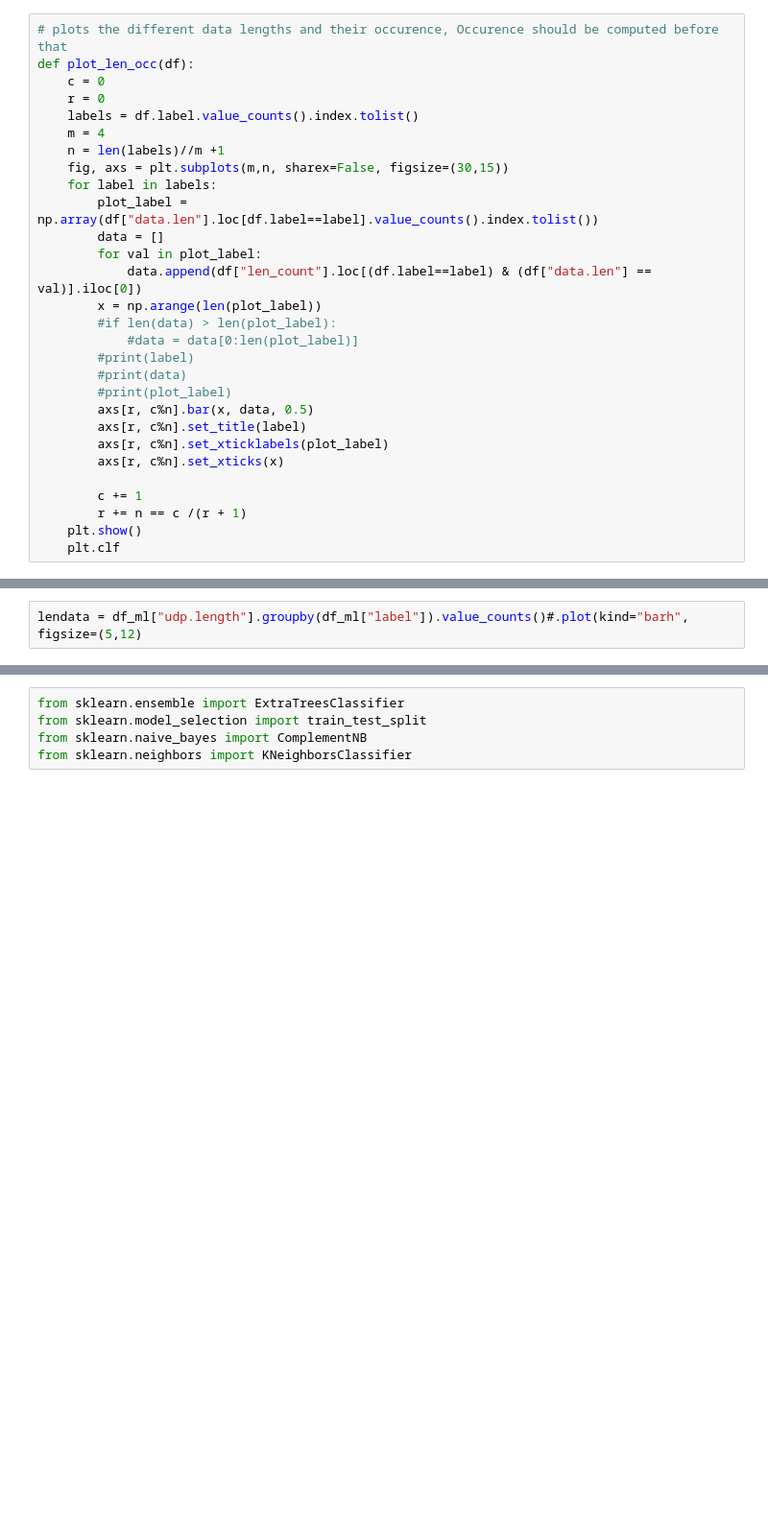
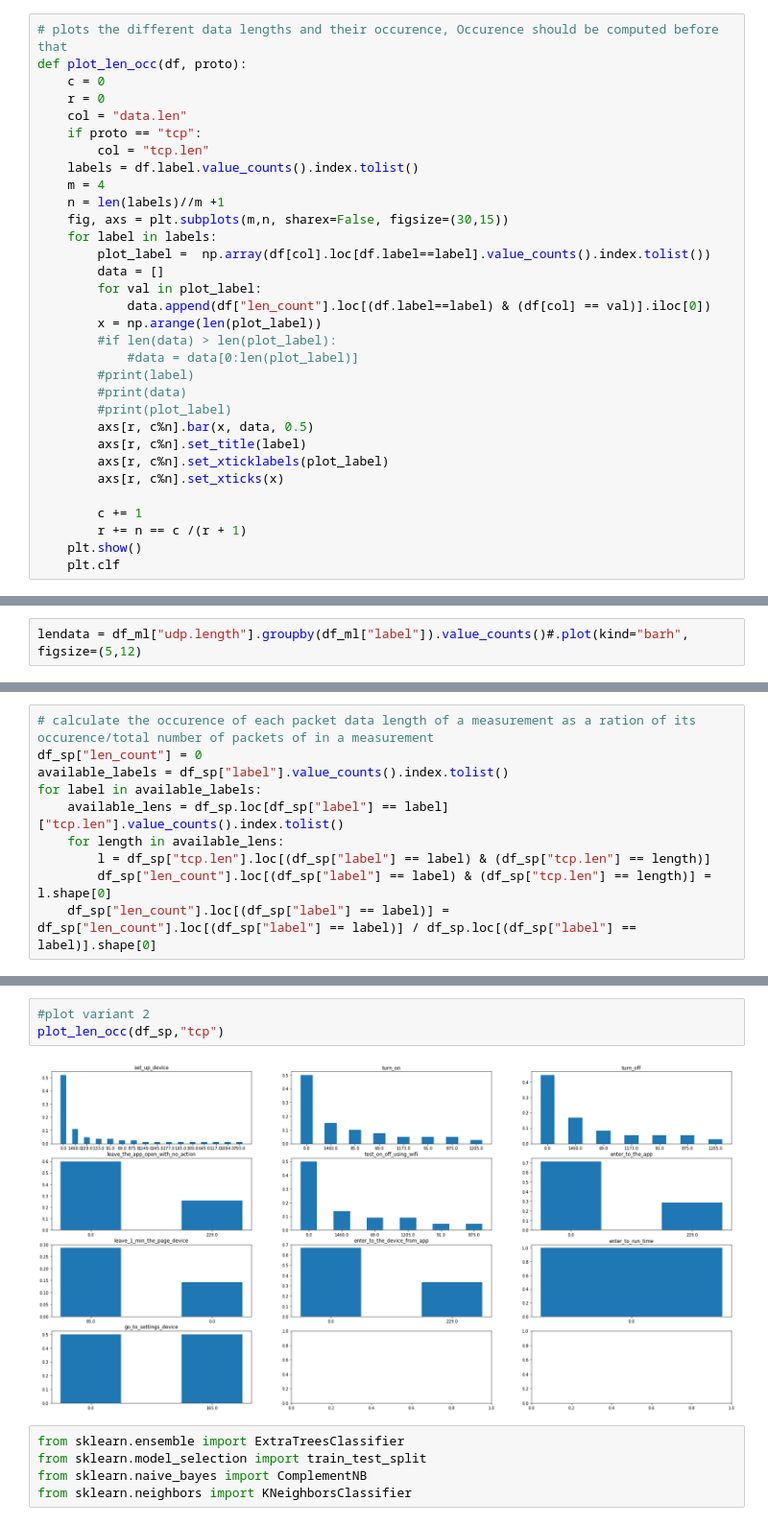
Before and after one commit to francolmenar-UT/Security-Services-for-IoT, a Jupyter notebook: Final-Project/Traffic Analysis.ipynb, the cells around one changed output, grey strips where cells are left out. Shown: that part at 96% size. Saved outputs shown, nothing was run; the diff lists cells and outputs as text; blank space fills up the shorter version.

```diff
--- a/Final-Project/Traffic Analysis.ipynb
+++ b/Final-Project/Traffic Analysis.ipynb
@@ -107,18 +111,21 @@ def plot_autocorr(df):
     plt.clf
 # %%
 # plots the different data lengths and their occurence, Occurence should be computed before that
-def plot_len_occ(df):
+def plot_len_occ(df, proto):
     c = 0
     r = 0
+    col = "data.len"
+    if proto == "tcp":
+        col = "tcp.len"
     labels = df.label.value_counts().index.tolist()
     m = 4
     n = len(labels)//m +1
     fig, axs = plt.subplots(m,n, sharex=False, figsize=(30,15))
     for label in labels:
-        plot_label =  np.array(df["data.len"].loc[df.label==label].value_counts().index.tolist())
+        plot_label =  np.array(df[col].loc[df.label==label].value_counts().index.tolist())
         data = []
         for val in plot_label:
-            data.append(df["len_count"].loc[(df.label==label) & (df["data.len"] == val)].iloc[0])
+            data.append(df["len_count"].loc[(df.label==label) & (df[col] == val)].iloc[0])
         x = np.arange(len(plot_label))
         #if len(data) > len(plot_label):
             #data = data[0:len(plot_label)]
@@ -268,3 +280,13 @@ See the caveats in the documentation: http://pandas.pydata.org/pandas-docs/stabl
+# %%
+# calculate the occurence of each packet data length of a measurement as a ration of its occurence/total number of packets of in a measurement
+df_sp["len_count"] = 0
+available_labels = df_sp["label"].value_counts().index.tolist()
+for label in available_labels:
+    available_lens = df_sp.loc[df_sp["label"] == label]["tcp.len"].value_counts().index.tolist()
+    for length in available_lens:
+        l = df_sp["tcp.len"].loc[(df_sp["label"] == label) & (df_sp["tcp.len"] == length)]
+        df_sp["len_count"].loc[(df_sp["label"] == label) & (df_sp["tcp.len"] == length)] = l.shape[0]
+    df_sp["len_count"].loc[(df_sp["label"] == label)] = df_sp["len_count"].loc[(df_sp["label"] == label)] / df_sp.loc[(df_sp["label"] == label)].shape[0]
 # %%
 #plot variant 1
 df_ml["len_count"].groupby([df_ml["label"], df_ml["data.len"]]).value_counts().plot(kind="barh", figsize=(6,15))
@@ -277,5 +299,10 @@ plot_len_occ(df_ml)
 # %% [output]
 [figure]
+# %%
+#plot variant 2
+plot_len_occ(df_sp,"tcp")
+# %% [output]
+[figure, added]
 # %%
 from sklearn.ensemble import ExtraTreesClassifier
 from sklearn.model_selection import train_test_split
```
Also changed, not shown: parts of 11 cells of this notebook.
